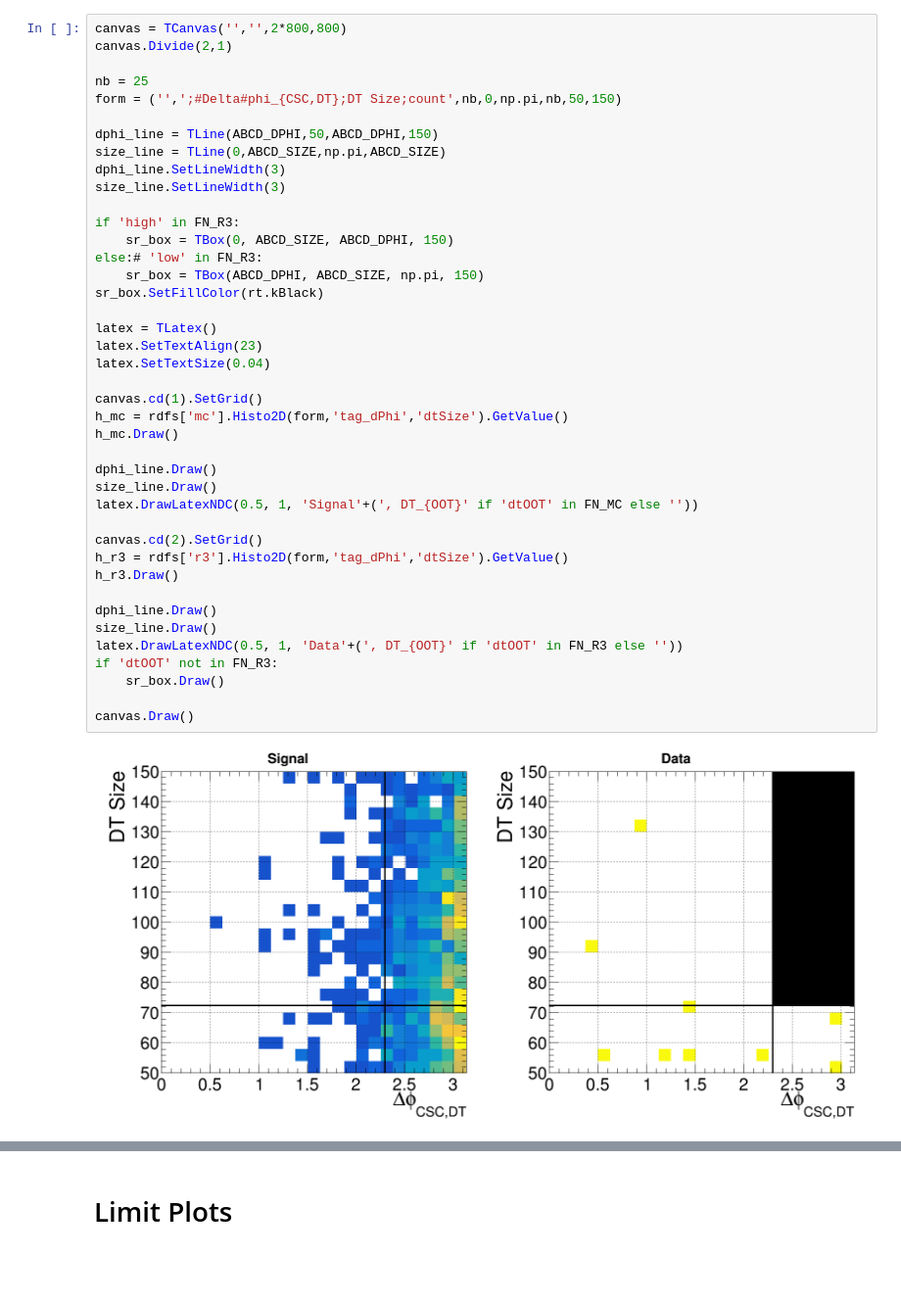
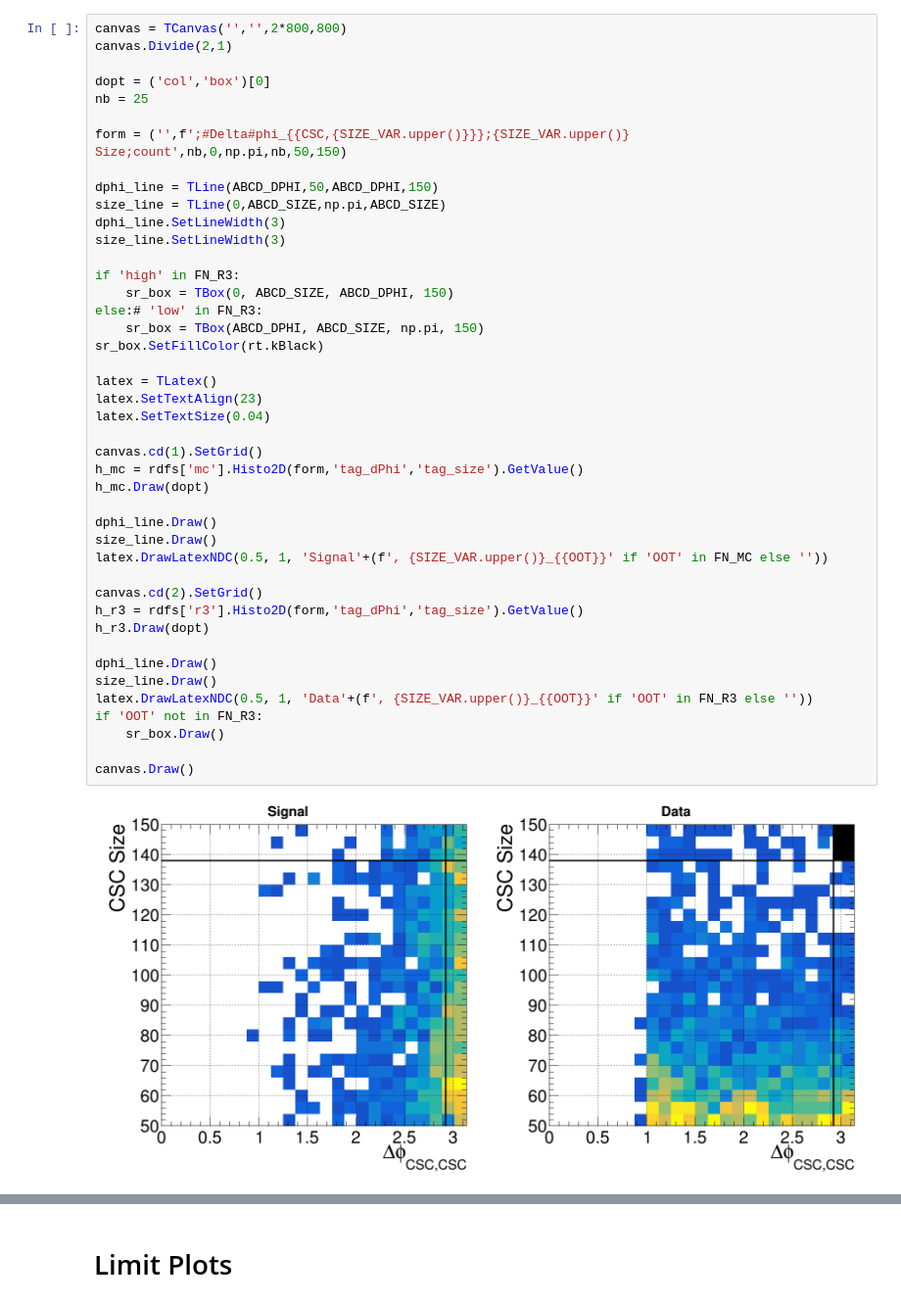
Before and after one commit to cms-lpc-llp/mds_analysis, a Jupyter notebook: notebooks/datacard_scan.ipynb, the cells around one changed output, grey strips where cells are left out. Shown at 98% size. Saved outputs shown, nothing was run; the diff lists cells and outputs as text; blank space fills up the shorter version.

```diff
--- a/notebooks/datacard_scan.ipynb
+++ b/notebooks/datacard_scan.ipynb
@@ -150,45 +182,47 @@ Events Read:
 canvas = TCanvas('','',2*800,800)
 canvas.Divide(2,1)
 
+dopt = ('col','box')[0]
 nb = 25
-form = ('',';#Delta#phi_{CSC,DT};DT Size;count',nb,0,np.pi,nb,50,150)
+
+form = ('',f';#Delta#phi_{{CSC,{SIZE_VAR.upper()}}};{SIZE_VAR.upper()} Size;count',nb,0,np.pi,nb,50,150)
 
 dphi_line = TLine(ABCD_DPHI,50,ABCD_DPHI,150)
 size_line = TLine(0,ABCD_SIZE,np.pi,ABCD_SIZE)
 dphi_line.SetLineWidth(3)
 size_line.SetLineWidth(3)
 
 if 'high' in FN_R3:
     sr_box = TBox(0, ABCD_SIZE, ABCD_DPHI, 150)
 else:# 'low' in FN_R3:
     sr_box = TBox(ABCD_DPHI, ABCD_SIZE, np.pi, 150)
 sr_box.SetFillColor(rt.kBlack)
 
 latex = TLatex()
 latex.SetTextAlign(23)
 latex.SetTextSize(0.04)
 
 canvas.cd(1).SetGrid()
-h_mc = rdfs['mc'].Histo2D(form,'tag_dPhi','dtSize').GetValue()
-h_mc.Draw()
+h_mc = rdfs['mc'].Histo2D(form,'tag_dPhi','tag_size').GetValue()
+h_mc.Draw(dopt)
 
 dphi_line.Draw()
 size_line.Draw()
-latex.DrawLatexNDC(0.5, 1, 'Signal'+(', DT_{OOT}' if 'dtOOT' in FN_MC else ''))
+latex.DrawLatexNDC(0.5, 1, 'Signal'+(f', {SIZE_VAR.upper()}_{{OOT}}' if 'OOT' in FN_MC else ''))
 
 canvas.cd(2).SetGrid()
-h_r3 = rdfs['r3'].Histo2D(form,'tag_dPhi','dtSize').GetValue()
-h_r3.Draw()
+h_r3 = rdfs['r3'].Histo2D(form,'tag_dPhi','tag_size').GetValue()
+h_r3.Draw(dopt)
 
 dphi_line.Draw()
 size_line.Draw()
-latex.DrawLatexNDC(0.5, 1, 'Data'+(', DT_{OOT}' if 'dtOOT' in FN_R3 else ''))
-if 'dtOOT' not in FN_R3:
+latex.DrawLatexNDC(0.5, 1, 'Data'+(f', {SIZE_VAR.upper()}_{{OOT}}' if 'OOT' in FN_R3 else ''))
+if 'OOT' not in FN_R3:
     sr_box.Draw()
 
 canvas.Draw()
 # %% [output]
-[figure, old version]
+[figure, new version]
 # %%
 def get_abcd(rdf):
     if 'high' in FN_MC:
```
Also changed, not shown: parts of 3 cells of this notebook, 8 other files.
